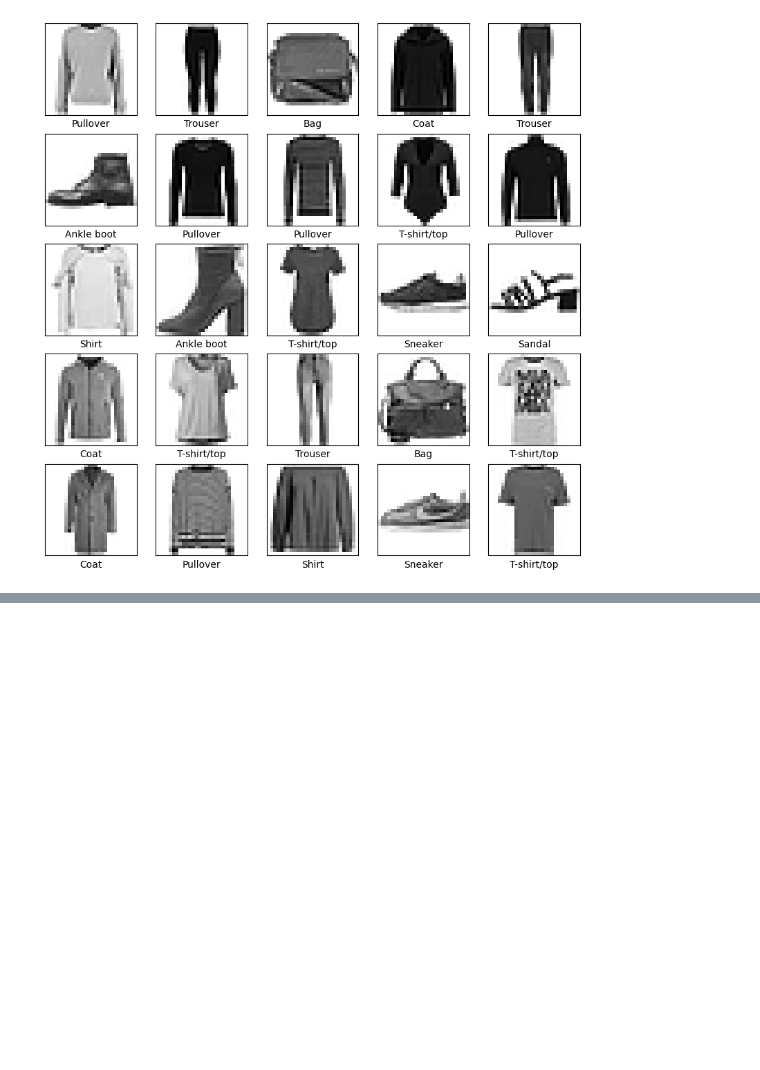
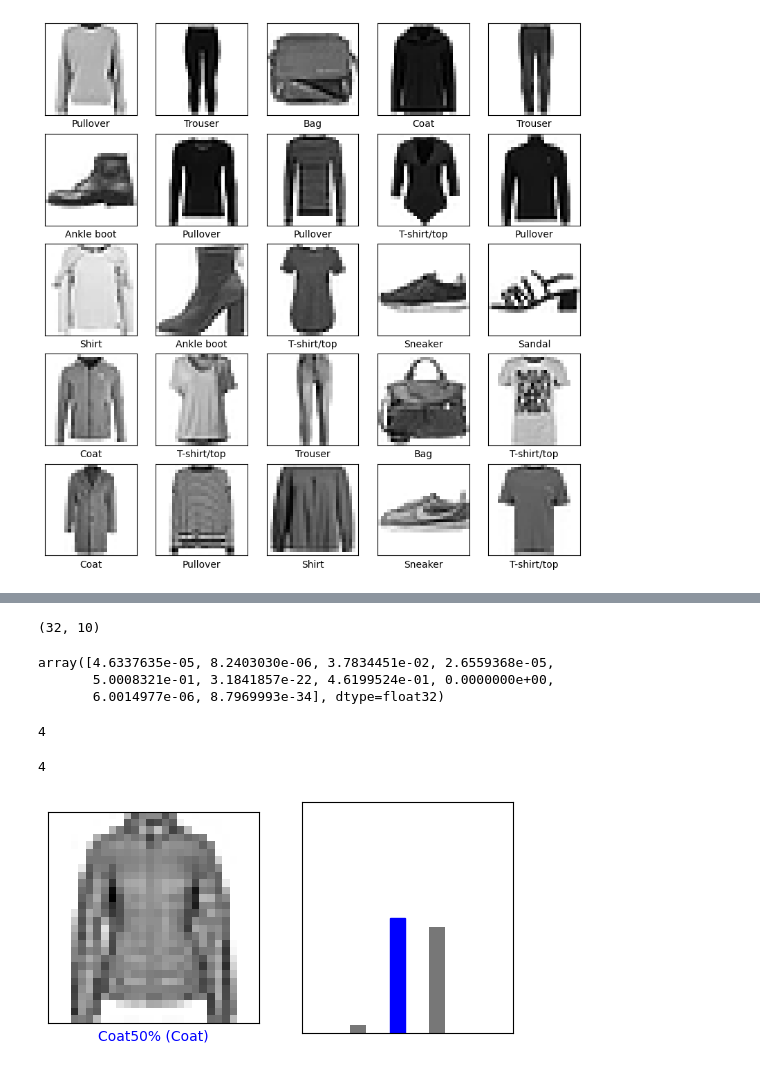
Before and after one commit to YEON2020/to_localtest, a Jupyter notebook: tensorflow_Fashion.ipynb, the cells around one changed output, grey strips where cells are left out. Drawn from its saved outputs; the diff is of its cells as text; code cells hidden in the pictures; blank space fills up the shorter version.

```diff
--- a/tensorflow_Fashion.ipynb
+++ b/tensorflow_Fashion.ipynb
@@ -121,0 +122,5 @@ Accuracy on test dataset: 0.7714999914169312
+# %%
+for test_images, test_labels in test_dataset.take(1):
+    test_images = test_images.numpy()
+    test_labels = test_labels.numpy()
+    predictions = model.predict(test_images)
@@ -121,0 +129,57 @@ Accuracy on test dataset: 0.7714999914169312
+# %%
+predictions.shape
+# %% [output]
+(32, 10)
+# %%
+predictions[0]
+# %% [output]
+array([4.6337635e-05, 8.2403030e-06, 3.7834451e-02, 2.6559368e-05,
+       5.0008321e-01, 3.1841857e-22, 4.6199524e-01, 0.0000000e+00,
+       6.0014977e-06, 8.7969993e-34], dtype=float32)
+# %%
+np.argmax(predictions[0])
+# %% [output]
+4
+# %%
+test_labels[0]
+# %% [output]
+4
+# %%
+def plot_image(i, predictions_array, true_labels, images):
+    predictions_array, true_label, img = predictions_array[i], true_labels[i], images[i]
+    plt.grid(False)
+    plt.xticks([])
+    plt.yticks([])
+
+    plt.imshow(img[...,0], cmap=plt.cm.binary)
+
+    predicted_label = np.argmax(predictions_array)
+    if predicted_label == true_label:
+        color = 'blue'
+    else:
+        color = 'red'
+
+    plt.xlabel("{}{:2.0f}% ({})".format(class_names[predicted_label],
+                                        100*np.max(predictions_array),
+                                        class_names[true_label]),
+                                        color=color)
+def plot_value_array(i, predictions_array, true_label):
+    predictions_array, true_label = predictions_array[i], true_label[i]
+    plt.grid(False)
+    plt.xticks([])
+    plt.yticks([])
+    thisplot = plt.bar(range(10), predictions_array, color="#777777")
+    plt.ylim([0,1])
+    predicted_label = np.argmax(predictions_array)
+
+    thisplot[predicted_label].set_color('red')
+    thisplot[true_label].set_color('blue')
+# %%
+i = 0
+plt.figure(figsize=(6, 3))
+plt.subplot(1, 2, 1)
+plot_image(i, predictions, test_labels, test_images)
+plt.subplot(1, 2, 2)
+plot_value_array(i, predictions, test_labels)
+# %% [output]
+[figure, added]
```
Also changed, not shown: parts of 10 cells of this notebook.
